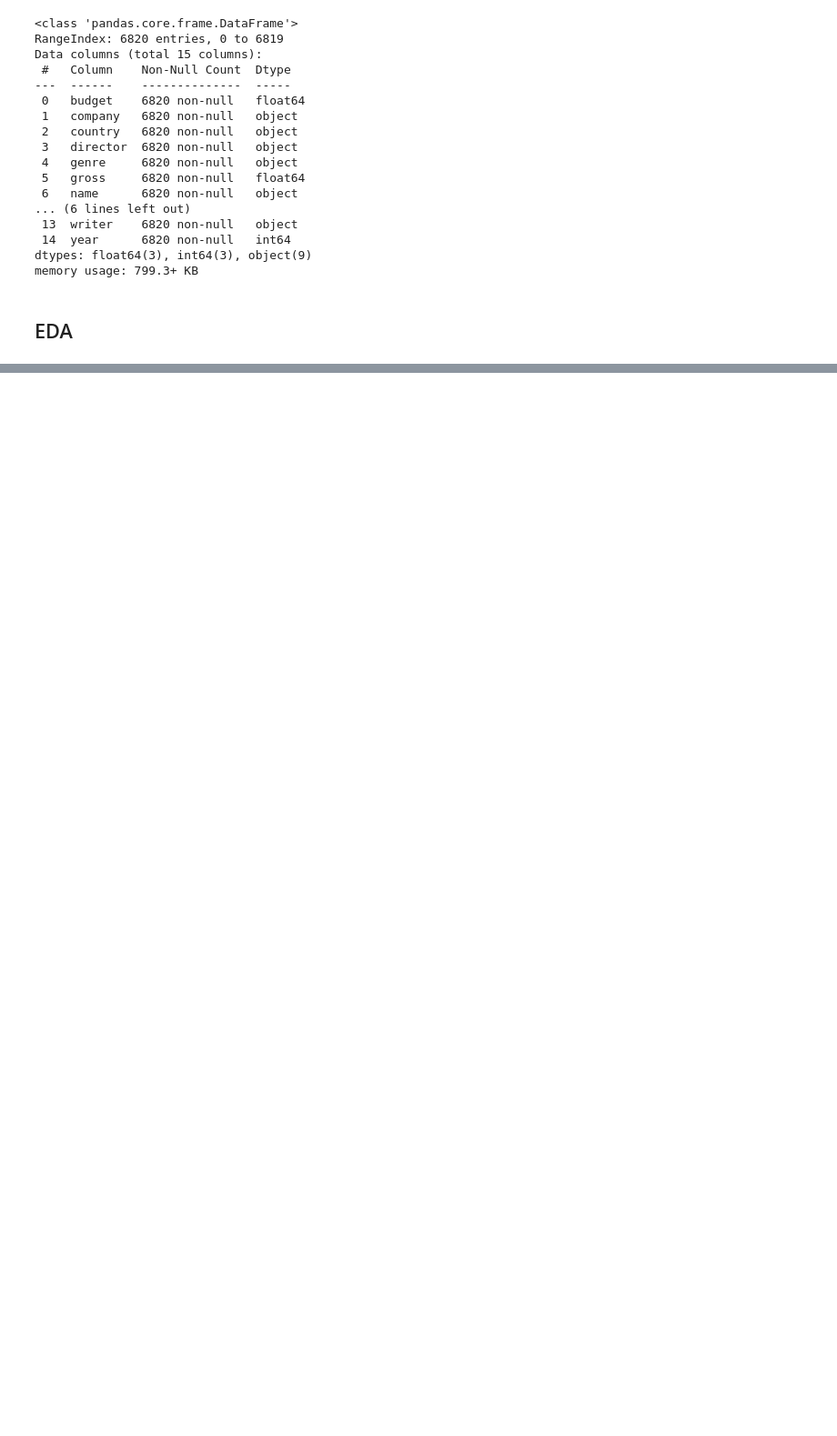
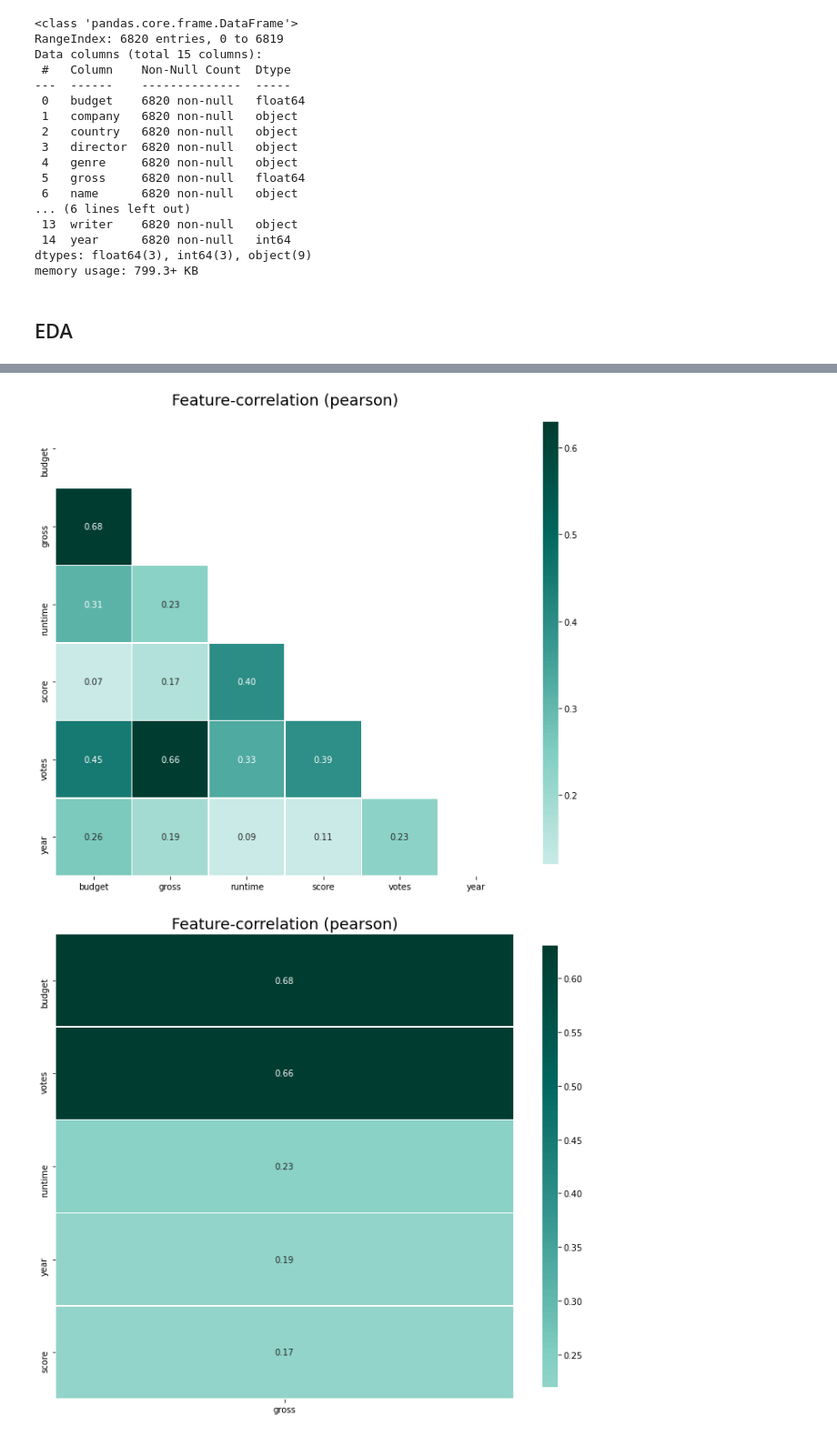
Before and after one commit to Albert-GM/mtys_challenge, a Jupyter notebook: notebooks/movies.ipynb, the cells around one changed output, grey strips where cells are left out. Shown at 91% size. Saved outputs shown, nothing was run; the diff lists cells and outputs as text; code cells hidden in the pictures; blank space fills up the shorter version.

```diff
--- a/notebooks/movies.ipynb
+++ b/notebooks/movies.ipynb
@@ -40,0 +246,3 @@ df = df_raw.copy()
+# %%
+# dropping series
+df.drop(df.loc[df['runtime']>300].index, inplace=True)
@@ -40,0 +264,7 @@ df = df_raw.copy()
+# %%
+# correlation between variables
+klib.corr_plot(df);
+klib.corr_plot(df, target='gross');
+# %% [output]
+[figure, added]
+[figure, added]
```
Also changed, not shown: parts of 55 cells of this notebook, 1 other file.
